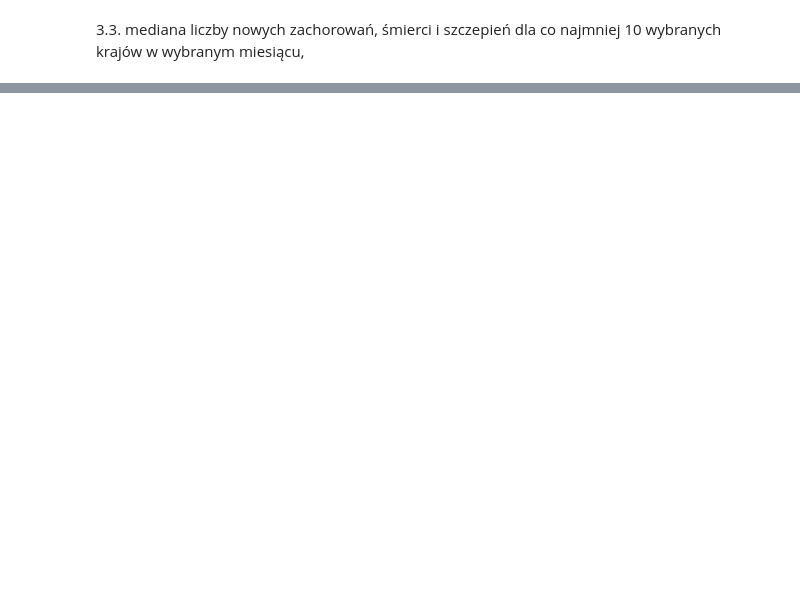
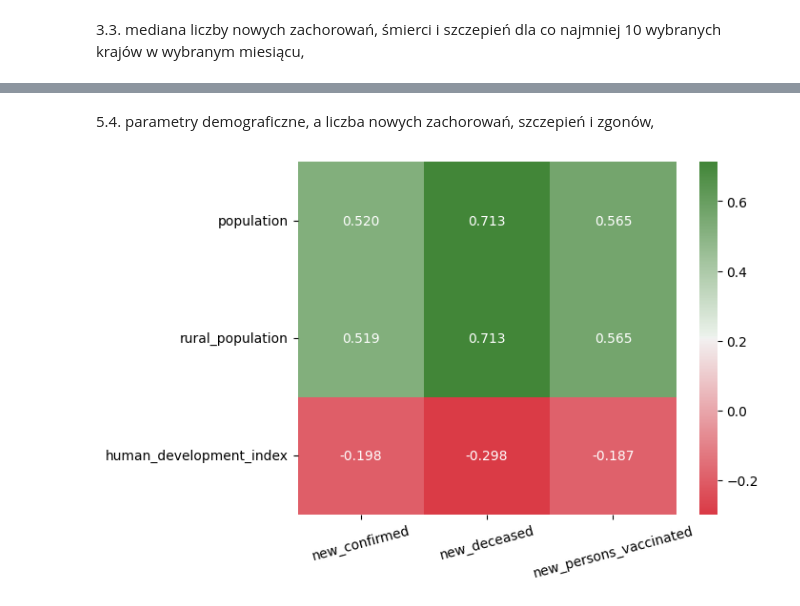
Before and after one commit to qmacdom/BigData, a Jupyter notebook: zad2.ipynb, the cells around one changed output, grey strips where cells are left out. Cells and saved outputs as stored; diff of their text form; code cells hidden in the pictures; blank space fills up the shorter version.

```diff
--- a/zad2.ipynb
+++ b/zad2.ipynb
@@ -206,0 +314,20 @@ plt.show()
+# %% [markdown]
+5.4. parametry demograficzne, a liczba nowych zachorowań, szczepień i zgonów,
+# %%
+data_for_5_4 = data_for_5[
+    ['population', 'rural_population', 'human_development_index', 'new_confirmed',
+     'new_deceased', 'new_persons_vaccinated']]
+data_for_5_4_corr = data_for_5_4.corr()
+data_for_5_4_corr = data_for_5_4_corr.iloc[0:3, 3:6]
+axis_corr = sns.heatmap(
+    data_for_5_4_corr,
+    cmap=sns.diverging_palette(10, 125, n=1000),
+    annot=True,
+
+    fmt=".3f",
+)
+
+plt.xticks(rotation=15)
+plt.show()
+# %% [output]
+[figure, added]
```
Also changed, not shown: parts of 16 cells of this notebook.
